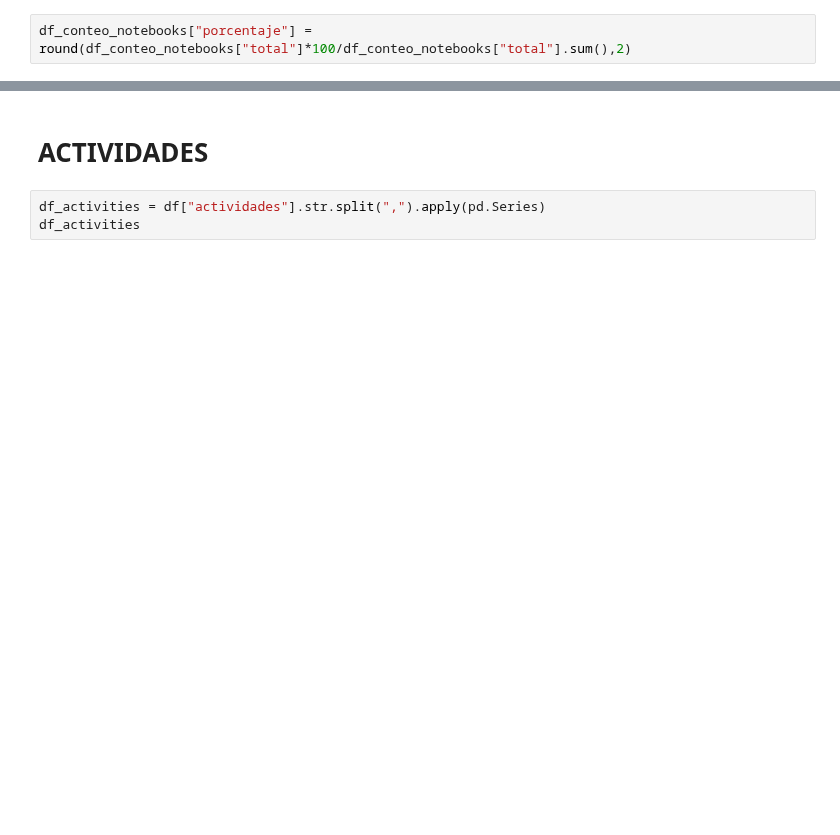
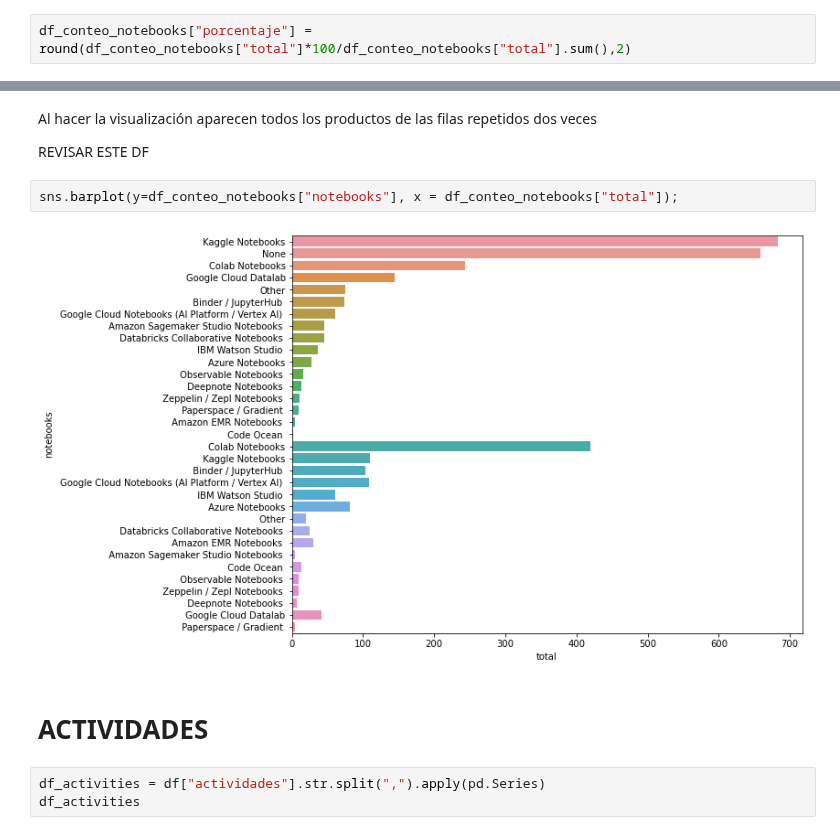
Before and after one commit to Adalab/EDA-ETL-project, a Jupyter notebook: conteo_columnas.ipynb, the cells around one changed output, grey strips where cells are left out. Saved outputs shown, nothing was run; the diff lists cells and outputs as text; blank space fills up the shorter version.

```diff
--- a/conteo_columnas.ipynb
+++ b/conteo_columnas.ipynb
@@ -126,3 +173,11 @@ df_conteo_notebooks["porcentaje"] = round(df_conteo_notebooks["total"]*100/df_co
+# %% [markdown]
+Al hacer la visualización aparecen todos los productos de las filas repetidos dos veces
+
+REVISAR ESTE DF
+# %%
+sns.barplot(y=df_conteo_notebooks["notebooks"], x = df_conteo_notebooks["total"]);
+# %% [output]
+[figure, added]
 # %% [markdown]
 # ACTIVIDADES
 # %%
```
Also changed, not shown: parts of 12 cells of this notebook.
